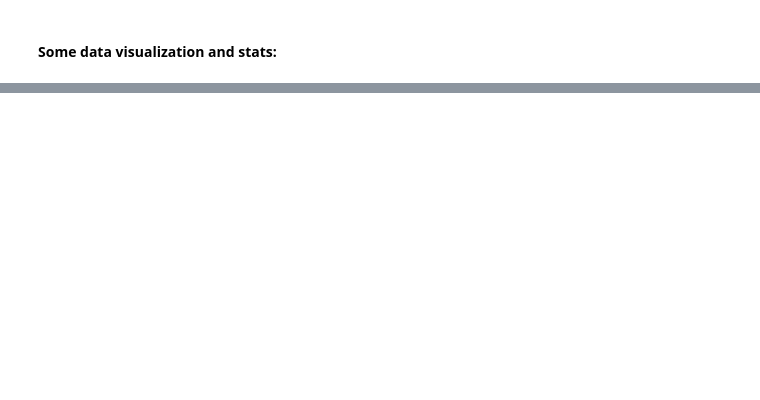
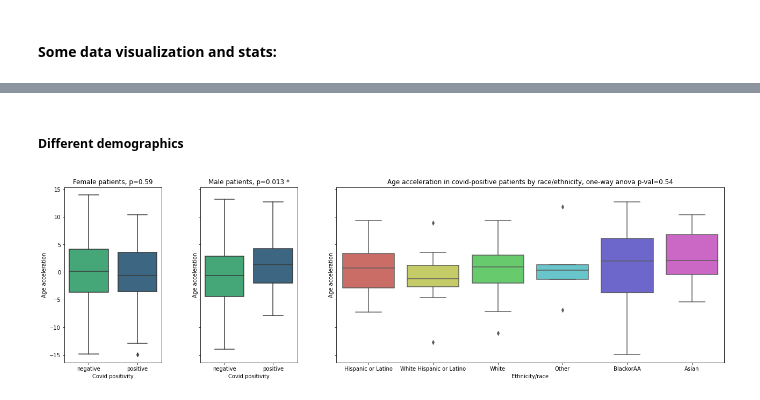
Before and after one commit to Olya-M/covid-epigenetic-age, a Jupyter notebook: preprocessing_2_and_analysis.ipynb, the cells around one changed output, grey strips where cells are left out. Drawn from its saved outputs; the diff is of its cells as text; code cells hidden in the pictures; blank space fills up the shorter version.

```diff
--- a/preprocessing_2_and_analysis.ipynb
+++ b/preprocessing_2_and_analysis.ipynb
@@ -492,0 +263,32 @@ data_meta
+# %% [markdown]
+##### Different demographics
+# %%
+fig, axs = plt.subplots(1, 3, figsize = (22,6), gridspec_kw={'width_ratios': [1, 1, 4]}, sharey=True)
+
+#plot 1
+df_f = data[(data['covid_status:ch1'] != 'other infection')& (data['Sex:ch1'] == 'Female')].copy()
+p_val_0 = stats.ttest_ind(df_f.diffs[(data['covid_status:ch1'] == 'negative')],
+                          df_f.diffs[(data['covid_status:ch1'] == 'positive')]).pvalue
+sns.boxplot(ax=axs[0], x=df_f['covid_status:ch1'], y=df_f['diffs'],palette='viridis_r')
+axs[0].set(xlabel = 'Covid positivity',ylabel='Age acceleration')
+axs[0].set_title(('Female patients, p={:.2g}').format(p_val_0))
+
+# plot 2
+df_m = data[(data['covid_status:ch1'] != 'other infection')& (data['Sex:ch1'] == 'Male')].copy()
+p_val_1 = stats.ttest_ind(df_m.diffs[(data['covid_status:ch1'] == 'negative')],
+                          df_m.diffs[(data['covid_status:ch1'] == 'positive')]).pvalue
+sns.boxplot(ax=axs[1], x=df_m['covid_status:ch1'], y=df_m['diffs'],palette='viridis_r')
+axs[1].set(xlabel = 'Covid positivity', ylabel='Age acceleration')
+axs[1].set_title(('Male patients, p={:.2g} *').format(p_val_1))
+
+# plot 3
+df = data[['diffs','ethnicity_and_race']][data['covid_status:ch1'] == 'positive']
+df_stats = df.groupby(by=['ethnicity_and_race'])['diffs']
+anova_p_val = stats.f_oneway(*df_stats.apply(list).tolist())[1]
+
+sns.boxplot(ax=axs[2], x='ethnicity_and_race', y='diffs', data=df, palette='hls')
+axs[2].set(xlabel = 'Ethnicity/race', ylabel='Age acceleration')
+axs[2].set_title(('Age acceleration in covid-positive patients by race/ethnicity, one-way anova p-val={:.2g}').format(anova_p_val))
+_ = plt.plot()
+# %% [output]
+[figure, added]
```
Also changed, not shown: parts of 39 cells of this notebook.
